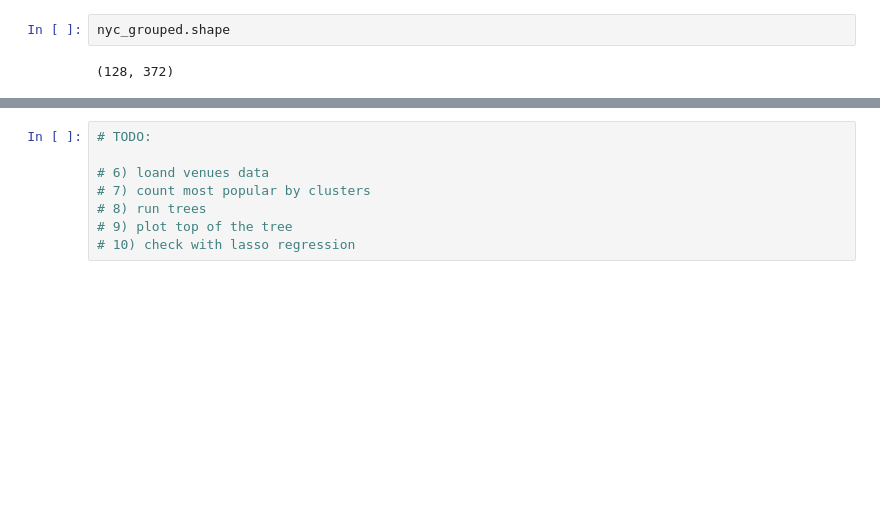
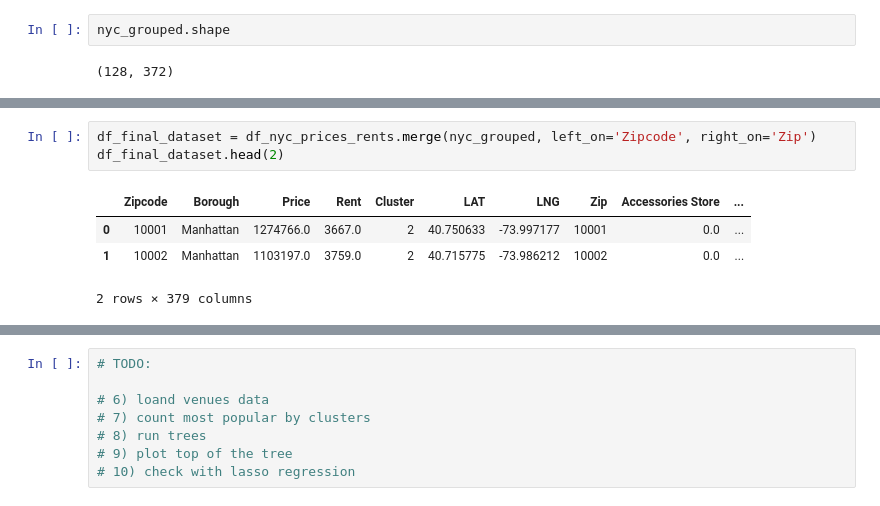
Before and after one commit to allaccountstaken/predicting_urban_home_values, a Jupyter notebook: Predicting Home Values Using Venues.ipynb, the cells around one changed output, grey strips where cells are left out. Drawn from its saved outputs; the diff is of its cells as text; blank space fills up the shorter version.

```diff
--- a/Predicting Home Values Using Venues.ipynb
+++ b/Predicting Home Values Using Venues.ipynb
@@ -578,0 +588,8 @@ nyc_grouped.shape
+# %%
+df_final_dataset = df_nyc_prices_rents.merge(nyc_grouped, left_on='Zipcode', right_on='Zip')
+df_final_dataset.head(2)
+# %% [output]
+|  | Zipcode | Borough | Price | Rent | Cluster | LAT | LNG | Zip | Accessories Store | ... |
+| 0 | 10001 | Manhattan | 1274766.0 | 3667.0 | 2 | 40.750633 | -73.997177 | 10001 | 0.0 | ... |
+| 1 | 10002 | Manhattan | 1103197.0 | 3759.0 | 2 | 40.715775 | -73.986212 | 10002 | 0.0 | ... |
+2 rows × 379 columns
```
Also changed, not shown: parts of 14 cells of this notebook.
